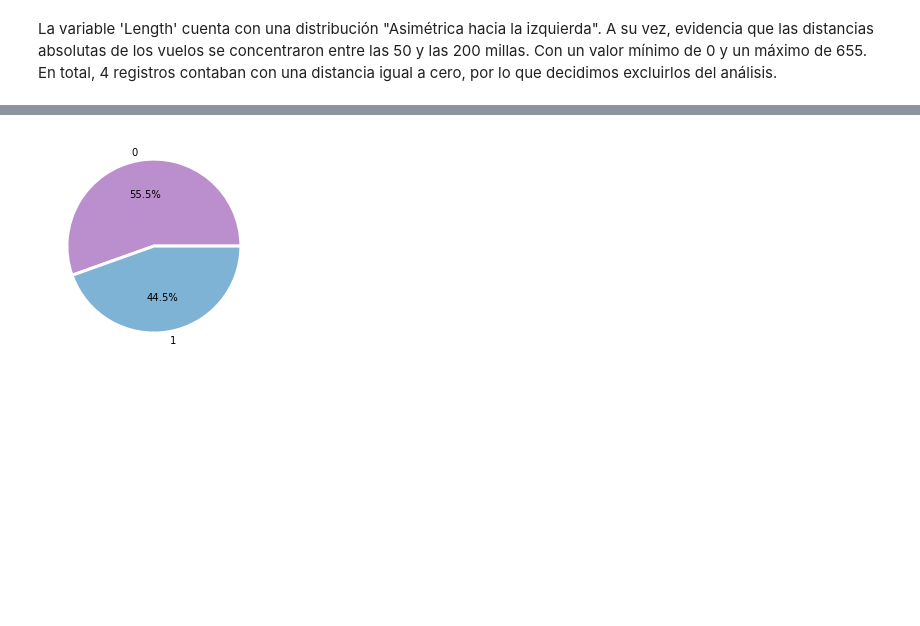
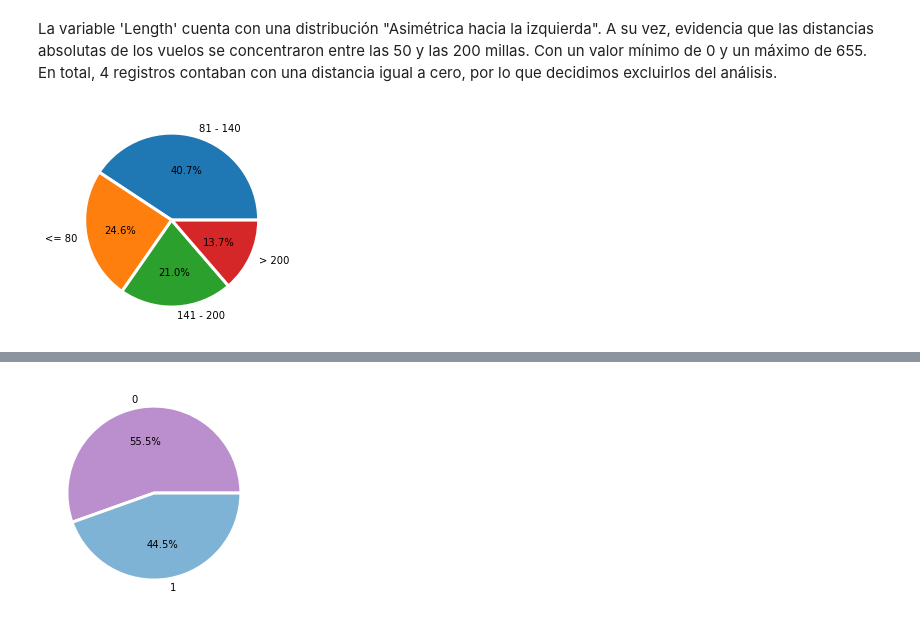
Before and after one commit to natijohansen/TP_DataScience, a Jupyter notebook: Entrega1+Johansen.ipynb, the cells around one changed output, grey strips where cells are left out. Saved outputs shown, nothing was run; the diff lists cells and outputs as text; code cells hidden in the pictures; blank space fills up the shorter version.

```diff
--- a/Entrega1+Johansen.ipynb
+++ b/Entrega1+Johansen.ipynb
@@ -168,3 +218,12 @@ sns.displot(x='Length', data=df_air, kind="kde")
 # %% [markdown]
 La variable 'Length' cuenta con una distribución "Asimétrica hacia la izquierda".
 A su vez, evidencia que las distancias absolutas de los vuelos se concentraron entre las 50 y las 200 millas. Con un valor mínimo de 0 y un máximo de 655. En total, 4 registros contaban con una distancia igual a cero, por lo que decidimos excluirlos del análisis.
+# %%
+# Distribucion de agrupacion de Distancia
+lgroup = df_air['LengthGroups'].value_counts()
+plt.pie(lgroup, autopct='%1.1f%%',
+       wedgeprops={"linewidth": 3, "edgecolor": "white"},
+        labels=lgroup.index)
+plt.show()
+# %% [output]
+[figure, added]
```
Also changed, not shown: parts of 26 cells of this notebook, 1 other file.
